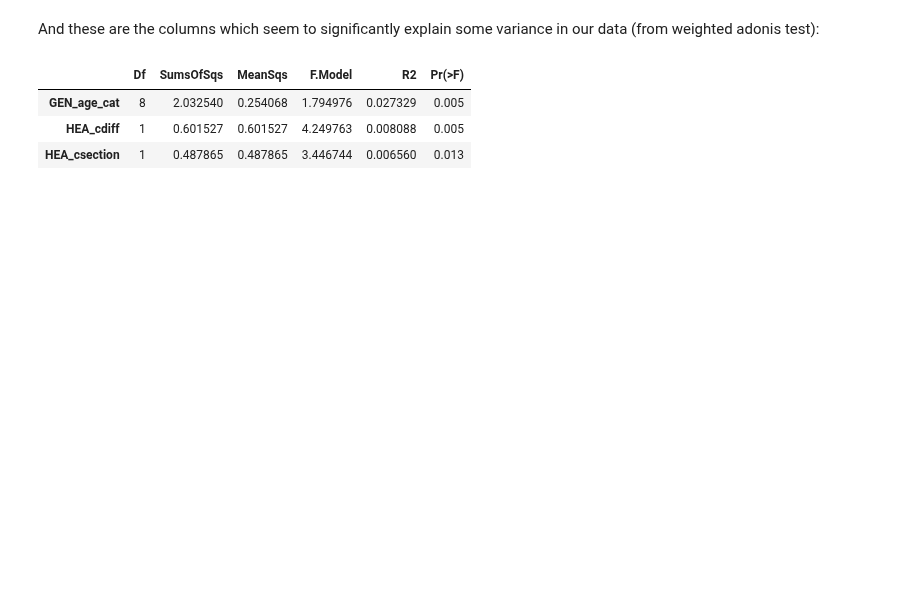
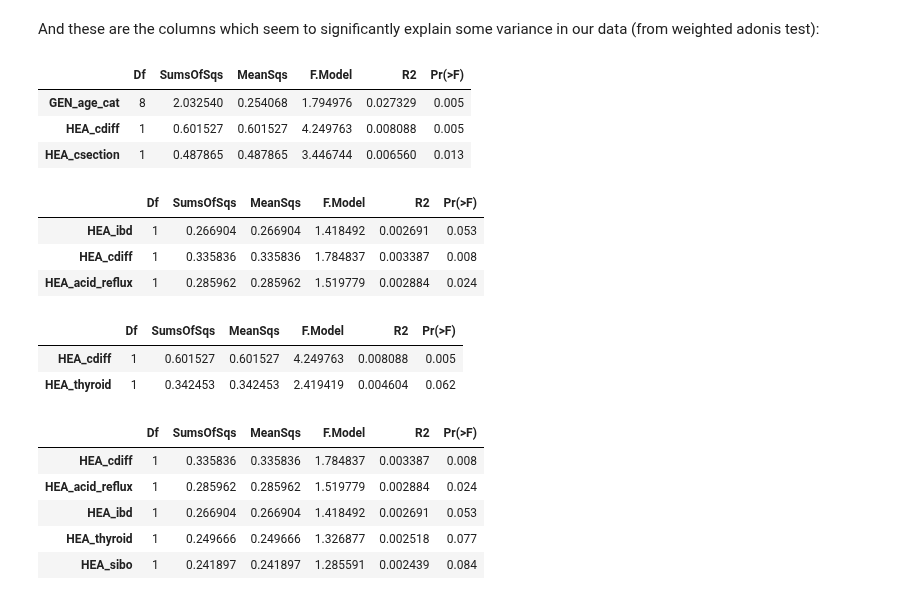
Before and after one commit to annawet/Poop-Power, a Jupyter notebook: w7_poop_BetaDiversity.ipynb, the cells around one changed output. Cells and saved outputs as stored; diff of their text form; code cells hidden in the pictures; blank space fills up the shorter version.

```diff
--- a/w7_poop_BetaDiversity.ipynb
+++ b/w7_poop_BetaDiversity.ipynb
@@ -474,9 +485,7 @@ df_w_significant.sort_values(by = 'q-value')
 # %% [markdown]
 So the 12 columns which have the highest significance in Beta Diversity analysis are:
 # %%
-top12_permanova_weighted = ['HEA_ibd', 'HEA_cdiff', 'HEA_bowel_movement_quality','HEA_antibiotic_history', 'HEA_weight_change',
-         'HEA_sibo', 'HEA_bowel_movement_frequency', 'GEN_race', 'HEA_exercise_frequency',
-         'HEA_chickenpox','GEN_age_cat', 'HEA_allergic_to_peanuts']
+top5_diseases = ['HEA_ibd', 'HEA_cdiff','HEA_sibo', 'HEA_acid_reflux', 'HEA_thyroid']
 # %% [markdown]
 These are the columns which seem to significantly explain some variance in our data (from unweighted adonis test):
 # %%
@@ -506,3 +516,32 @@ df_adonis_w[df_adonis_w['Pr(>F)'] < 0.05]
 | GEN_age_cat | 8 | 2.032540 | 0.254068 | 1.794976 | 0.027329 | 0.005 |
 | HEA_cdiff | 1 | 0.601527 | 0.601527 | 4.249763 | 0.008088 | 0.005 |
 | HEA_csection | 1 | 0.487865 | 0.487865 | 3.446744 | 0.006560 | 0.013 |
+# %%
+df_adonis_uw = pd.read_csv(f'{data_dir}/adonis_unweighted.tsv', sep = '\t')
+df_adonis_uw = df_adonis_uw.sort_values(by = 'Pr(>F)')
+#df_adonis_uw[df_adonis_uw['Pr(>F)'] < 0.05 and df_adonis_uw[index] == 'HEA_cdiff']
+df_adonis_uw.loc[top5_diseases][df_adonis_uw['Pr(>F)'] < 0.07]
+# %% [output]
+|  | Df | SumsOfSqs | MeanSqs | F.Model | R2 | Pr(>F) |
+| HEA_ibd | 1 | 0.266904 | 0.266904 | 1.418492 | 0.002691 | 0.053 |
+| HEA_cdiff | 1 | 0.335836 | 0.335836 | 1.784837 | 0.003387 | 0.008 |
+| HEA_acid_reflux | 1 | 0.285962 | 0.285962 | 1.519779 | 0.002884 | 0.024 |
+# %%
+df_adonis_w = pd.read_csv(f'{data_dir}/adonis_weighted.tsv', sep = '\t')
+df_adonis_w = df_adonis_w.sort_values(by = 'Pr(>F)')
+df_adonis_w.loc[top5_diseases][df_adonis_w['Pr(>F)'] < 0.07]
+# %% [output]
+|  | Df | SumsOfSqs | MeanSqs | F.Model | R2 | Pr(>F) |
+| HEA_cdiff | 1 | 0.601527 | 0.601527 | 4.249763 | 0.008088 | 0.005 |
+| HEA_thyroid | 1 | 0.342453 | 0.342453 | 2.419419 | 0.004604 | 0.062 |
+# %%
+df_adonis_uw = pd.read_csv(f'{data_dir}/adonis_unweighted.tsv', sep = '\t')
+top5_uw = df_adonis_uw.loc[top5_diseases].sort_values(by = 'Pr(>F)')
+top5_uw
+# %% [output]
+|  | Df | SumsOfSqs | MeanSqs | F.Model | R2 | Pr(>F) |
+| HEA_cdiff | 1 | 0.335836 | 0.335836 | 1.784837 | 0.003387 | 0.008 |
+| HEA_acid_reflux | 1 | 0.285962 | 0.285962 | 1.519779 | 0.002884 | 0.024 |
+| HEA_ibd | 1 | 0.266904 | 0.266904 | 1.418492 | 0.002691 | 0.053 |
+| HEA_thyroid | 1 | 0.249666 | 0.249666 | 1.326877 | 0.002518 | 0.077 |
+| HEA_sibo | 1 | 0.241897 | 0.241897 | 1.285591 | 0.002439 | 0.084 |
```
Also changed, not shown: parts of 10 cells of this notebook, 4 other files.
